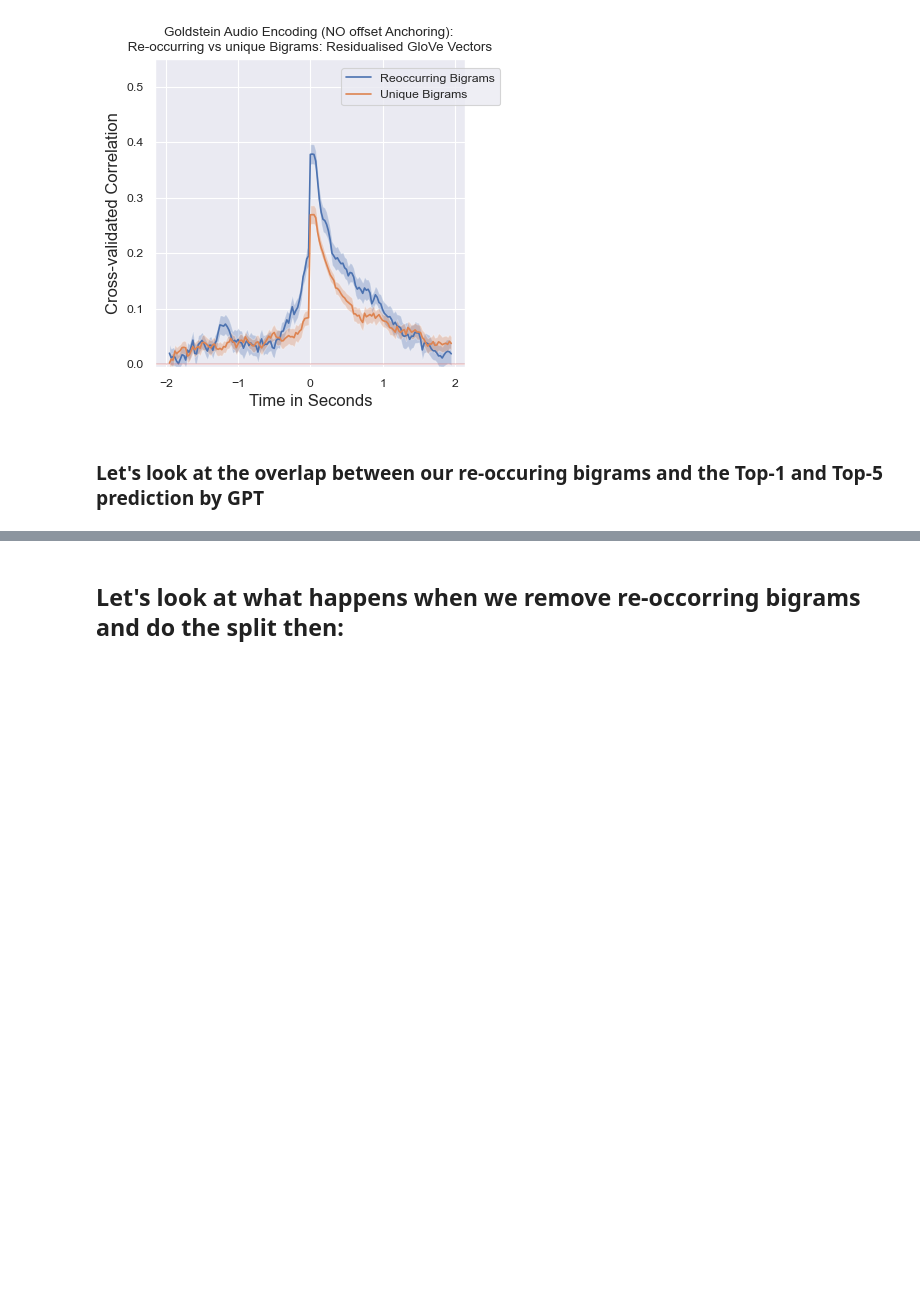
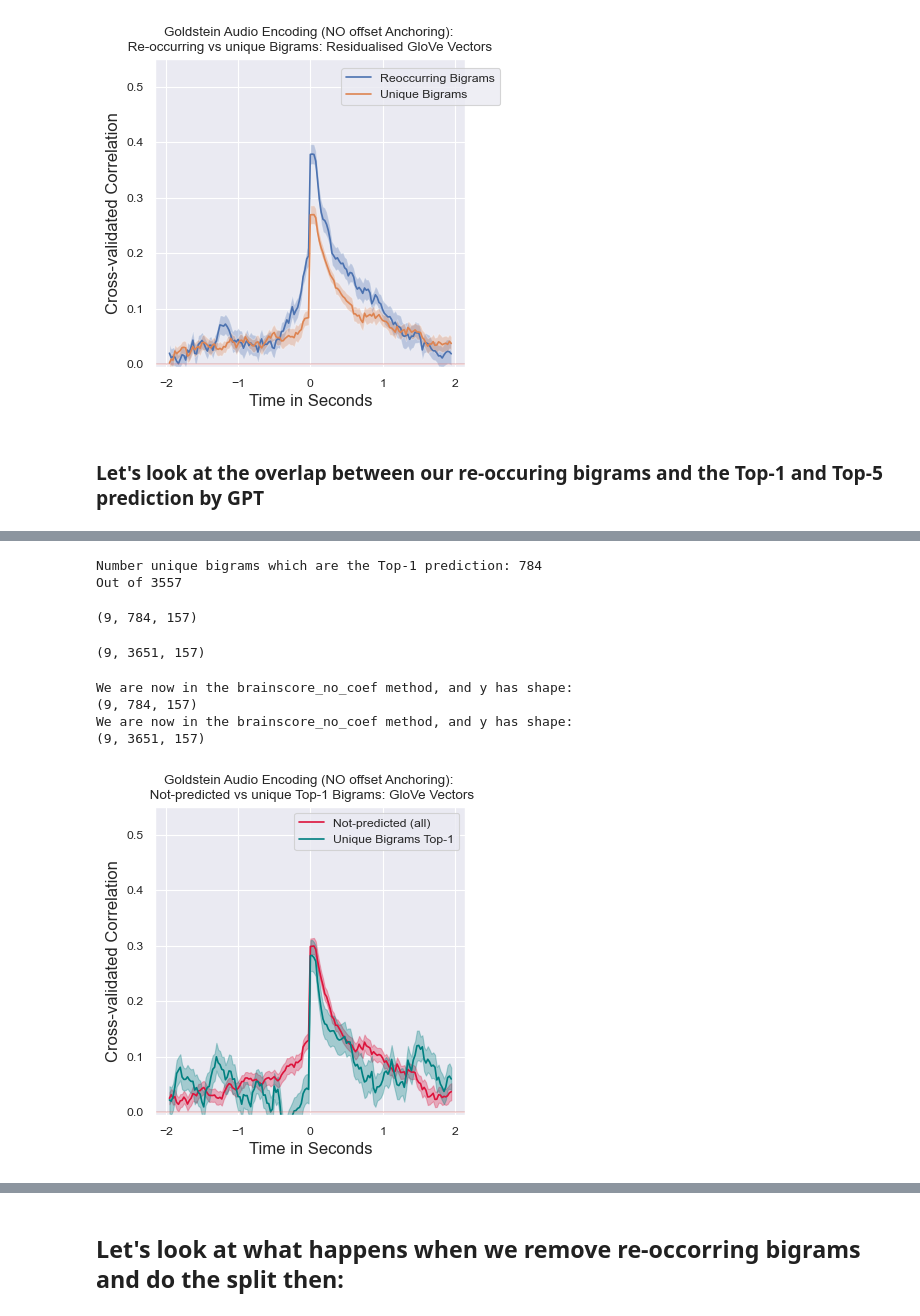
Before and after one commit to InesSchoenmann/Lingpred, a Jupyter notebook: notebooks_new/Audio_Encoding.ipynb, the cells around one changed output, grey strips where cells are left out. Cells and saved outputs as stored; diff of their text form; code cells hidden in the pictures; blank space fills up the shorter version.

```diff
--- a/notebooks_new/Audio_Encoding.ipynb
+++ b/notebooks_new/Audio_Encoding.ipynb
@@ -1150,0 +1146,56 @@ Out of  3154
+# %%
+top_1_and_unique_bigram = [x for x in top_1_indices if x in bigram_unique_mask]
+print("Number unique bigrams which are the Top-1 prediction:", len(top_1_and_unique_bigram))
+print("Out of", len(bigram_unique_mask))
+# %% [output]
+Number unique bigrams which are the Top-1 prediction: 784
+Out of 3557
+# %%
+y_unique_top1_bigrams        = y_acoustics[top_1_and_unique_bigram]
+X_Glove_unique_top1_bigrams  = X_Glove[top_1_and_unique_bigram]
+
+y_unique_top1_bigrams = np.swapaxes(np.swapaxes(y_unique_top1_bigrams, 1, 2), 0, 1)
+y_unique_top1_bigrams.shape
+# %% [output]
+(9, 784, 157)
+# %%
+y_not_top1        = y_acoustics[is_not_top_1]
+X_Glove_not_top1  = X_Glove[is_not_top_1]
+
+y_not_top1 = np.swapaxes(np.swapaxes(y_not_top1, 1, 2), 0, 1)
+y_not_top1.shape
+# %% [output]
+(9, 3651, 157)
+# %%
+encoding_Glove_unique_top1_bigrams = brainscore_no_coef(X_Glove_unique_top1_bigrams, y_unique_top1_bigrams)
+encoding_Glove_not_top1 = brainscore_no_coef(X_Glove_not_top1, y_not_top1)
+# %% [output]
+We are now in the brainscore_no_coef method, and y has shape:
+(9, 784, 157)
+We are now in the brainscore_no_coef method, and y has shape:
+(9, 3651, 157)
+# %%
+# get model names
+from lingpred_new.plotting import times_100, lowerCI, upperCI, reshape
+models = ['Not Predicted', 'Top 1']
+labels = ['Not-predicted (all)', 'Unique Bigrams Top-1']
+
+
+fig, (ax1) = plt.subplots(1, 1, figsize=(4, 4))
+
+for i, key in enumerate([encoding_Glove_not_top1, encoding_Glove_unique_top1_bigrams]):
+    ax1.plot(times_100, key.mean(axis=0).mean(axis=0), label=labels[i], color=colours[models[i]])
+    ax1.fill_between(times_100, lowerCI(reshape(key)),
+                                upperCI(reshape(key)), color=colours[models[i]],alpha=0.3)
+
+ax1.legend()
+ax1.set_ylim([-0.005, 0.55])
+ax1.set_xlabel('Time in Seconds', fontsize=12)
+ax1.set_ylabel('Cross-validated Correlation', fontsize=12)
+ax1.axhline(c='indianred',  alpha=0.3)
+if use_real_word_offsets:
+    ax1.set_title(dataset+' Audio Encoding (NO offset Anchoring): \n Not-predicted vs unique Top-1 Bigrams: GloVe Vectors')
+else:
+    ax1.set_title(dataset+' Audio Encoding (OFFSET ANCHORING!): \n Not-predicted vs unique Top-1 Bigrams: GloVe Vectors')
+# %% [output]
+[figure, added]
```
Also changed, not shown: parts of 50 cells of this notebook.
